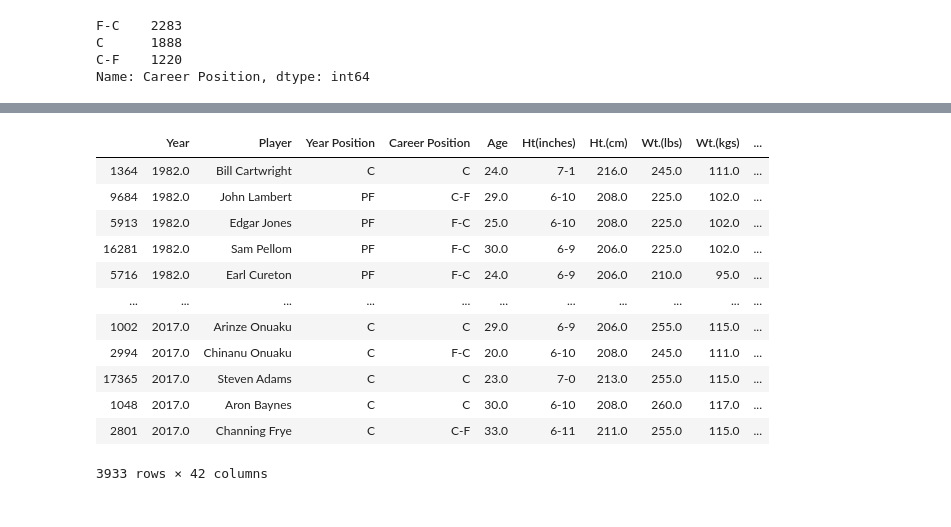
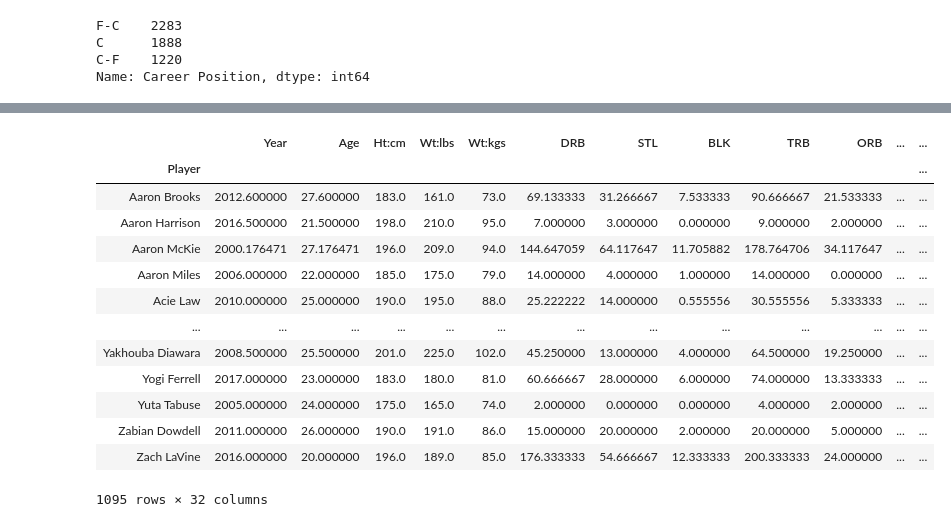
Before and after one commit to InnaG33/Project_NBA, a Jupyter notebook: NBA_DataFrames_Jordon.ipynb, the cells around one changed output, grey strips where cells are left out. Cells and saved outputs as stored; diff of their text form; code cells hidden in the pictures.

```diff
--- a/NBA_DataFrames_Jordon.ipynb
+++ b/NBA_DataFrames_Jordon.ipynb
@@ -4,7 +4,7 @@ import pandas as pd
 import os
 import csv
 # %%
-player_data = 'player_data.csv'
+player_data = './resources/player_data.csv'
 player_data = pd.read_csv(player_data)
 player_data
 player_data['name']
@@ -12,7 +12,7 @@ player_data['name']
 player_data = player_data.rename(columns={'name': 'Player'})
 player_data
 
-players = 'Players.csv'
+players = './resources/Players.csv'
 players = pd.read_csv(players)
 players
 players['Player']
@@ -81,7 +81,7 @@ print(" ")
 print(" ")
 print(" 'Year Position'   Player positions may change amongst the years but not their Career Position from their Player_Profile")
 
-stats_data = 'Seasons_Stats.csv'
+stats_data = './resources/Seasons_Stats.csv'
 stats_data = pd.read_csv(stats_data)
 stats_data['Pos'].value_counts()
 # %% [output]
@@ -165,7 +165,7 @@ NBA_Unedited_Coloumns_df = NBA_All_Stats_and_Profile_df[new_columns]
 
 NBA_df = NBA_Unedited_Coloumns_df.rename(columns={'Pos':"Year Position",
                                    "position":'Career Position',
-                                   "MP":"Minutes Per Game",
+                                   "MP":"Minutes Per Seasom",
                                    "Tm":"Team",
                                    "G":"Games Played",
                                    "GS":"Games Started",
@@ -174,10 +174,10 @@ NBA_df = NBA_Unedited_Coloumns_df.rename(columns={'Pos':"Year Position",
                                    "birth_city":"Birth State",
                                    "birth_date":"DOB",
                                    "born":"YearBorn",
-                                   "height_x":"Ht(inches)",
-                                   "height_y":"Ht.(cm)",
-                                   "weight_x":"Wt.(lbs)",
-                                   "weight_y":"Wt.(kgs)",
+                                   "height_x":"Ht:ins",
+                                   "height_y":"Ht:cm",
+                                   "weight_x":"Wt:lbs",
+                                   "weight_y":"Wt:kgs",
                                    "PER":"Player Rating",
                                   })
-# NBA_df
+NBA_df
@@ -302,19 +302,23 @@ F_82_17_df.to_csv('../NBA_dfs/All_Forwards_82_17_PPS.csv')
 # F_82_17_df.sort_values(by=['Year'])
 # %%
 C_82_17_df = C_NBA_df.loc[(C_NBA_df['Year']>=1982)]
-C_82_17_df.to_csv('../NBA_dfs/All_Centers_82_17_PPS.csv')
-C_82_17_df.sort_values(by=['Year'])
+C_82_17_df.to_csv('./NBA_dfs/All_Centers_82_17_PPS.csv')
+# C_82_17_df.sort_values(by=['Year'])
-# %% [output]
-|  | Year | Player | Year Position | Career Position | Age | Ht(inches) | Ht.(cm) | Wt.(lbs) | Wt.(kgs) | ... |
-| 1364 | 1982.0 | Bill Cartwright | C | C | 24.0 | 7-1 | 216.0 | 245.0 | 111.0 | ... |
-| 9684 | 1982.0 | John Lambert | PF | C-F | 29.0 | 6-10 | 208.0 | 225.0 | 102.0 | ... |
-| 5913 | 1982.0 | Edgar Jones | PF | F-C | 25.0 | 6-10 | 208.0 | 225.0 | 102.0 | ... |
-| 16281 | 1982.0 | Sam Pellom | PF | F-C | 30.0 | 6-9 | 206.0 | 225.0 | 102.0 | ... |
-| 5716 | 1982.0 | Earl Cureton | PF | F-C | 24.0 | 6-9 | 206.0 | 210.0 | 95.0 | ... |
-| ... | ... | ... | ... | ... | ... | ... | ... | ... | ... | ... |
-| 1002 | 2017.0 | Arinze Onuaku | C | C | 29.0 | 6-9 | 206.0 | 255.0 | 115.0 | ... |
-| 2994 | 2017.0 | Chinanu Onuaku | C | F-C | 20.0 | 6-10 | 208.0 | 245.0 | 111.0 | ... |
-| 17365 | 2017.0 | Steven Adams | C | C | 23.0 | 7-0 | 213.0 | 255.0 | 115.0 | ... |
-| 1048 | 2017.0 | Aron Baynes | C | C | 30.0 | 6-10 | 208.0 | 260.0 | 117.0 | ... |
-| 2801 | 2017.0 | Channing Frye | C | C-F | 33.0 | 6-11 | 211.0 | 255.0 | 115.0 | ... |
-3933 rows × 42 columns
+# %%
+Gaurds = G_82_17_df.groupby(['Player']).mean()
+Gaurds
+# %% [output]
+|  | Year | Age | Ht:cm | Wt:lbs | Wt:kgs | DRB | STL | BLK | TRB | ORB | ... | ... |
+| Player |  |  |  |  |  |  |  |  |  |  |  | ... |
+| Aaron Brooks | 2012.600000 | 27.600000 | 183.0 | 161.0 | 73.0 | 69.133333 | 31.266667 | 7.533333 | 90.666667 | 21.533333 | ... | ... |
+| Aaron Harrison | 2016.500000 | 21.500000 | 198.0 | 210.0 | 95.0 | 7.000000 | 3.000000 | 0.000000 | 9.000000 | 2.000000 | ... | ... |
+| Aaron McKie | 2000.176471 | 27.176471 | 196.0 | 209.0 | 94.0 | 144.647059 | 64.117647 | 11.705882 | 178.764706 | 34.117647 | ... | ... |
+| Aaron Miles | 2006.000000 | 22.000000 | 185.0 | 175.0 | 79.0 | 14.000000 | 4.000000 | 1.000000 | 14.000000 | 0.000000 | ... | ... |
+| Acie Law | 2010.000000 | 25.000000 | 190.0 | 195.0 | 88.0 | 25.222222 | 14.000000 | 0.555556 | 30.555556 | 5.333333 | ... | ... |
+| ... | ... | ... | ... | ... | ... | ... | ... | ... | ... | ... | ... | ... |
+| Yakhouba Diawara | 2008.500000 | 25.500000 | 201.0 | 225.0 | 102.0 | 45.250000 | 13.000000 | 4.000000 | 64.500000 | 19.250000 | ... | ... |
+| Yogi Ferrell | 2017.000000 | 23.000000 | 183.0 | 180.0 | 81.0 | 60.666667 | 28.000000 | 6.000000 | 74.000000 | 13.333333 | ... | ... |
+| Yuta Tabuse | 2005.000000 | 24.000000 | 175.0 | 165.0 | 74.0 | 2.000000 | 0.000000 | 0.000000 | 4.000000 | 2.000000 | ... | ... |
+| Zabian Dowdell | 2011.000000 | 26.000000 | 190.0 | 191.0 | 86.0 | 15.000000 | 20.000000 | 2.000000 | 20.000000 | 5.000000 | ... | ... |
+| Zach LaVine | 2016.000000 | 20.000000 | 196.0 | 189.0 | 85.0 | 176.333333 | 54.666667 | 12.333333 | 200.333333 | 24.000000 | ... | ... |
+1095 rows × 32 columns
```
Also changed, not shown: parts of 13 cells of this notebook, 10 other files.
